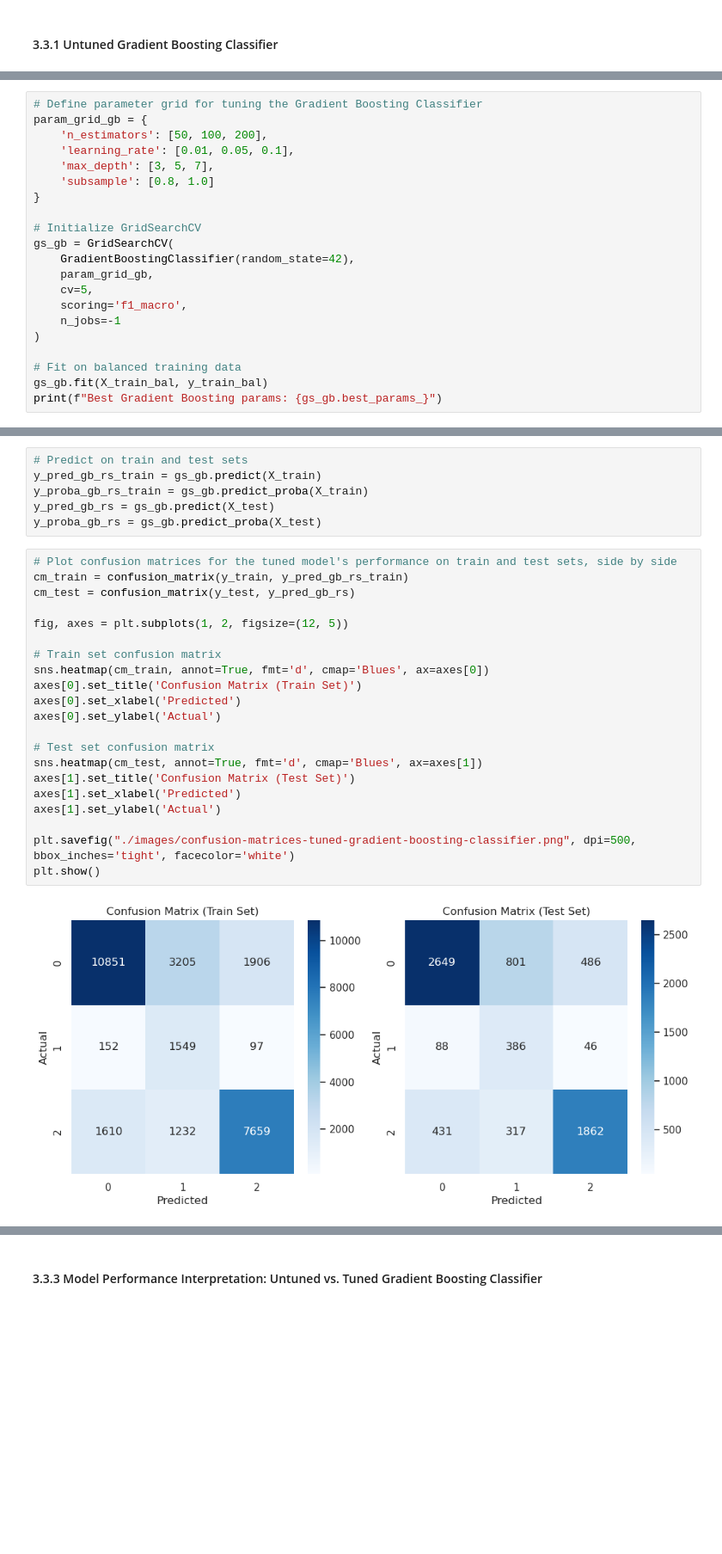
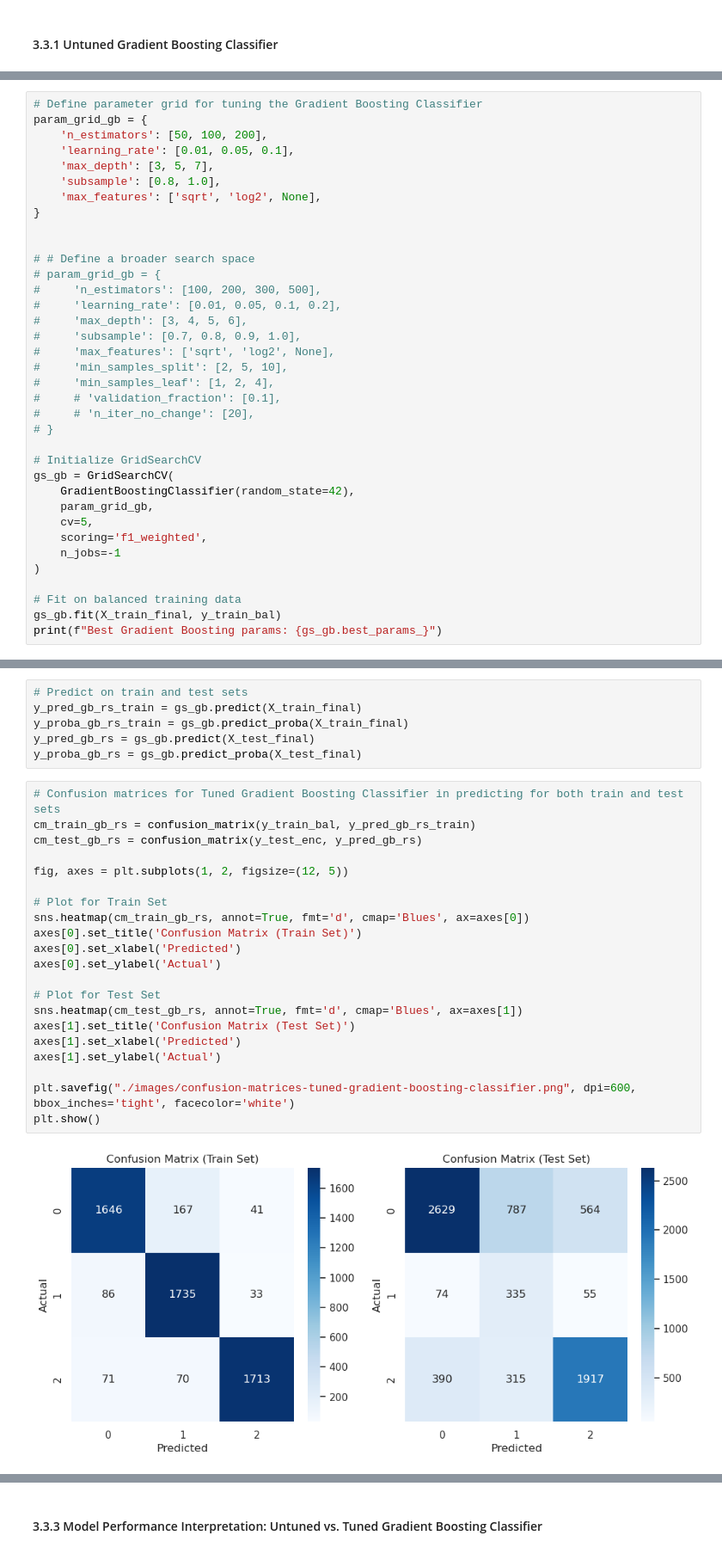
Before and after one commit to mwakad/supervised-ml-classifiers-for-predicting-water-wells-condition, a Jupyter notebook: index.ipynb, the cells around one changed output, grey strips where cells are left out. Shown at 86% size. Cells and saved outputs as stored; diff of their text form; blank space fills up the shorter version.

```diff
--- a/index.ipynb
+++ b/index.ipynb
@@ -969,19 +925,34 @@ param_grid_gb = {
     'n_estimators': [50, 100, 200],
     'learning_rate': [0.01, 0.05, 0.1],
     'max_depth': [3, 5, 7],
-    'subsample': [0.8, 1.0]
+    'subsample': [0.8, 1.0],
+    'max_features': ['sqrt', 'log2', None],
 }
+
+
+# # Define a broader search space
+# param_grid_gb = {
+#     'n_estimators': [100, 200, 300, 500],
+#     'learning_rate': [0.01, 0.05, 0.1, 0.2],
+#     'max_depth': [3, 4, 5, 6],
+#     'subsample': [0.7, 0.8, 0.9, 1.0],
+#     'max_features': ['sqrt', 'log2', None],
+#     'min_samples_split': [2, 5, 10],
+#     'min_samples_leaf': [1, 2, 4],
+#     # 'validation_fraction': [0.1],
+#     # 'n_iter_no_change': [20],
+# }
 
 # Initialize GridSearchCV
 gs_gb = GridSearchCV(
     GradientBoostingClassifier(random_state=42),
     param_grid_gb,
     cv=5,
-    scoring='f1_macro',
+    scoring='f1_weighted',
     n_jobs=-1
 )
 
 # Fit on balanced training data
-gs_gb.fit(X_train_bal, y_train_bal)
+gs_gb.fit(X_train_final, y_train_bal)
 print(f"Best Gradient Boosting params: {gs_gb.best_params_}")
 # %% [output]
@@ -989,30 +960,30 @@ Best Gradient Boosting params: {'learning_rate': 0.05, 'max_depth': 5, 'n_estima
 # %%
 # Predict on train and test sets
-y_pred_gb_rs_train = gs_gb.predict(X_train)
-y_proba_gb_rs_train = gs_gb.predict_proba(X_train)
-y_pred_gb_rs = gs_gb.predict(X_test)
-y_proba_gb_rs = gs_gb.predict_proba(X_test)
+y_pred_gb_rs_train = gs_gb.predict(X_train_final)
+y_proba_gb_rs_train = gs_gb.predict_proba(X_train_final)
+y_pred_gb_rs = gs_gb.predict(X_test_final)
+y_proba_gb_rs = gs_gb.predict_proba(X_test_final)
 # %%
-# Plot confusion matrices for the tuned model's performance on train and test sets, side by side
-cm_train = confusion_matrix(y_train, y_pred_gb_rs_train)
-cm_test = confusion_matrix(y_test, y_pred_gb_rs)
+# Confusion matrices for Tuned Gradient Boosting Classifier in predicting for both train and test sets
+cm_train_gb_rs = confusion_matrix(y_train_bal, y_pred_gb_rs_train)
+cm_test_gb_rs = confusion_matrix(y_test_enc, y_pred_gb_rs)
 
 fig, axes = plt.subplots(1, 2, figsize=(12, 5))
 
-# Train set confusion matrix
-sns.heatmap(cm_train, annot=True, fmt='d', cmap='Blues', ax=axes[0])
+# Plot for Train Set
+sns.heatmap(cm_train_gb_rs, annot=True, fmt='d', cmap='Blues', ax=axes[0])
 axes[0].set_title('Confusion Matrix (Train Set)')
 axes[0].set_xlabel('Predicted')
 axes[0].set_ylabel('Actual')
 
-# Test set confusion matrix
-sns.heatmap(cm_test, annot=True, fmt='d', cmap='Blues', ax=axes[1])
+# Plot for Test Set
+sns.heatmap(cm_test_gb_rs, annot=True, fmt='d', cmap='Blues', ax=axes[1])
 axes[1].set_title('Confusion Matrix (Test Set)')
 axes[1].set_xlabel('Predicted')
 axes[1].set_ylabel('Actual')
 
-plt.savefig("./images/confusion-matrices-tuned-gradient-boosting-classifier.png", dpi=500, bbox_inches='tight', facecolor='white')
+plt.savefig("./images/confusion-matrices-tuned-gradient-boosting-classifier.png", dpi=600, bbox_inches='tight', facecolor='white')
 plt.show()
 # %% [output]
-[figure, old version]
+[figure, new version]
 # %%
```
Also changed, not shown: parts of 62 cells of this notebook.
